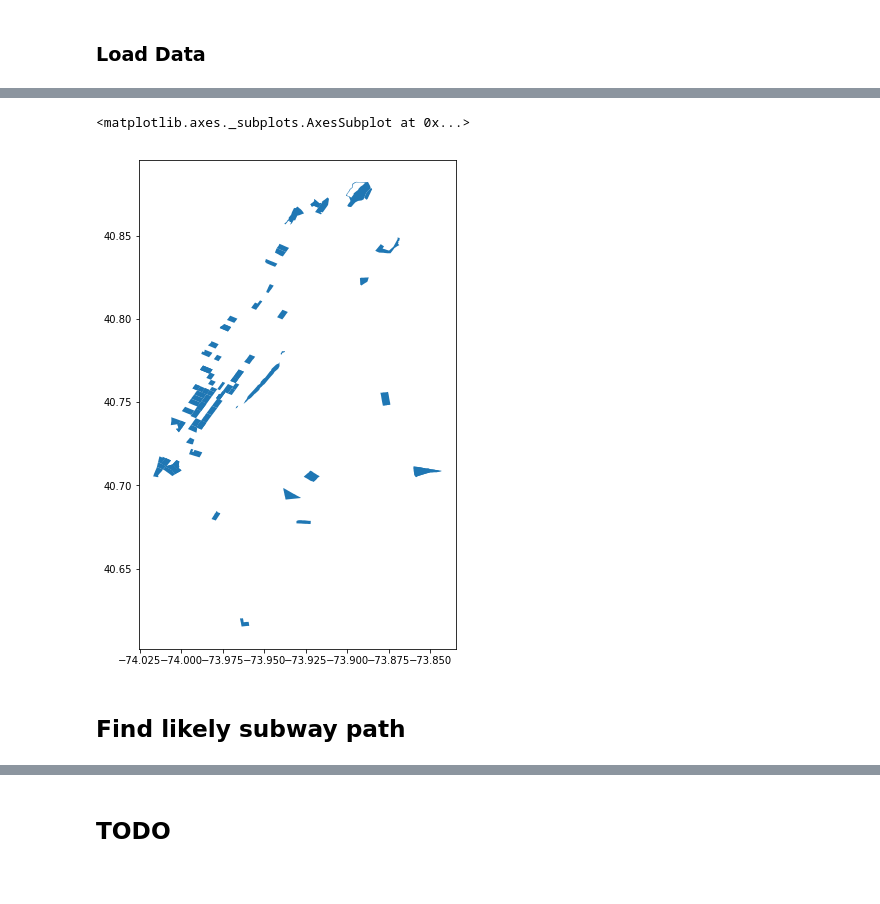
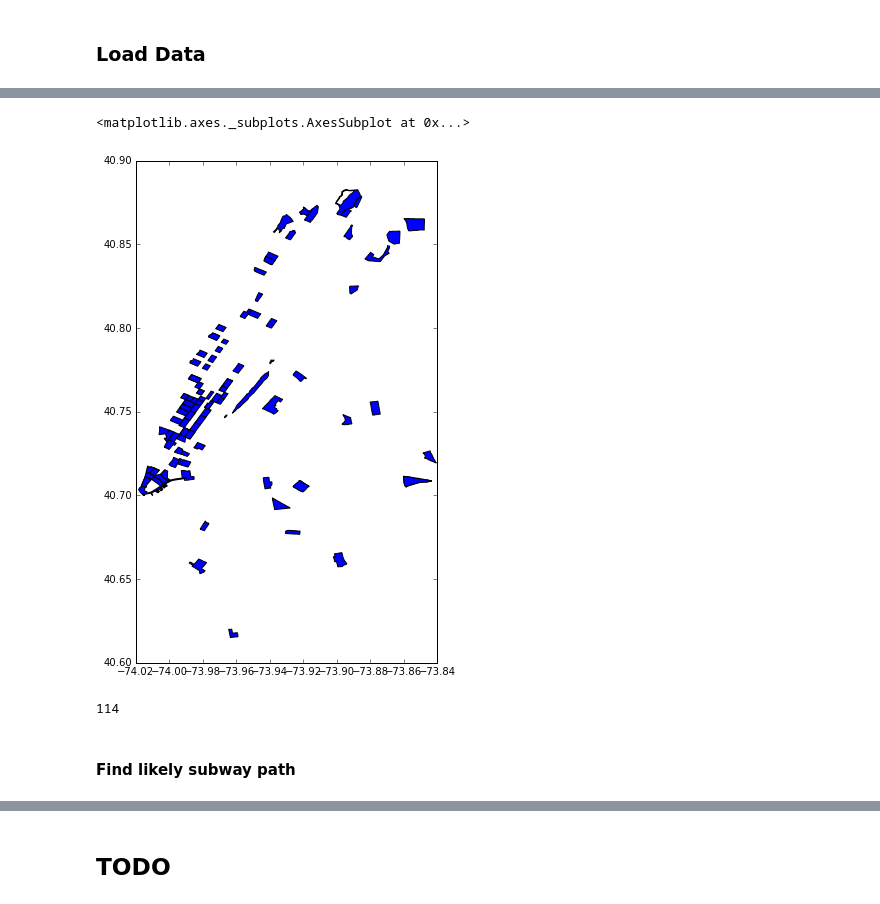
Before and after one commit to cmoscardi/subway_explore, a Jupyter notebook: routes.ipynb, the cells around one changed output, grey strips where cells are left out. Drawn from its saved outputs; the diff is of its cells as text; code cells hidden in the pictures.

```diff
--- a/routes.ipynb
+++ b/routes.ipynb
@@ -40,14 +58,24 @@ manhattan_only = trips_with_od[to_manhattan | from_manhattan]
 manhattan_gdf = gpd.GeoDataFrame(manhattan_only.reset_index(drop=True))
 manhattan_gdf["geometry"] = manhattan_gdf["geometry_D"]
 # %%
-night_only = manhattan_gdf[manhattan_gdf["TRP_DEP_HR"] < 6]
+night_only = manhattan_gdf[(manhattan_gdf["TRP_DEP_HR"] < 6) | (manhattan_gdf["TRP_DEP_HR"] == 24 )]
 
 # from travel survey docs
 SUBWAY_MODE = 15
 subway_night_trips = night_only[night_only["ULTMODE"] == SUBWAY_MODE]
+survey_cols = ["PLSAM",  u'TRP_DEP_HR',
+ u'TRP_ARR_HR',
+ u'TRP_DEP_MIN',
+ u'TRP_ARR_MIN',
+ u'TRPDUR',]
+subway_night_trips = subway_night_trips[survey_cols + list(subway_night_trips.columns[-12:])].reset_index(drop=True)
 subway_night_trips.plot(figsize=(16, 9))
 # %% [output]
 <matplotlib.axes._subplots.AxesSubplot at 0x...>
-[figure, old version]
+[figure, new version]
+# %%
+len(subway_night_trips)
+# %% [output]
+114
 # %% [markdown]
-## Find likely subway path
+#### Find likely subway path
```
Also changed, not shown: parts of 43 cells of this notebook.
